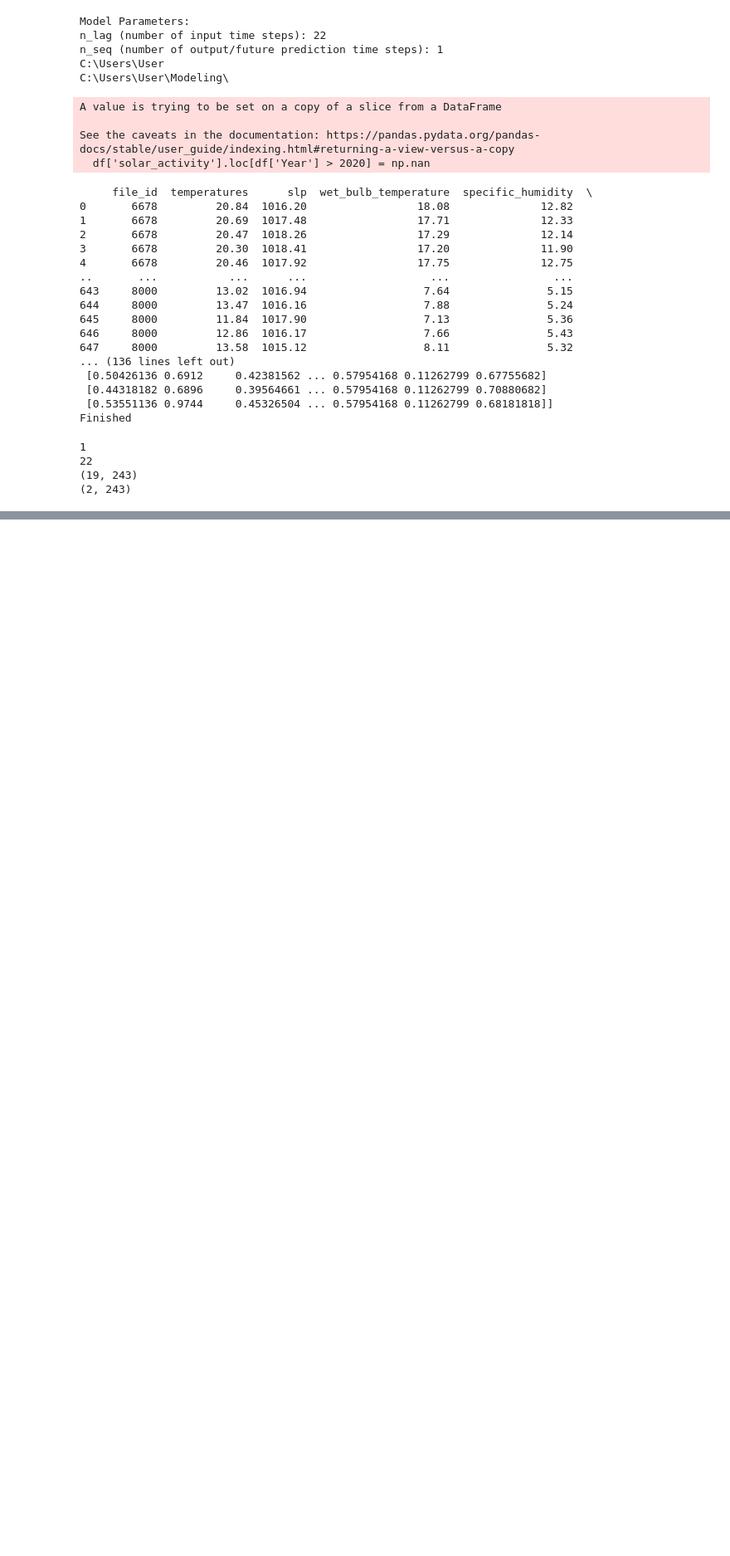
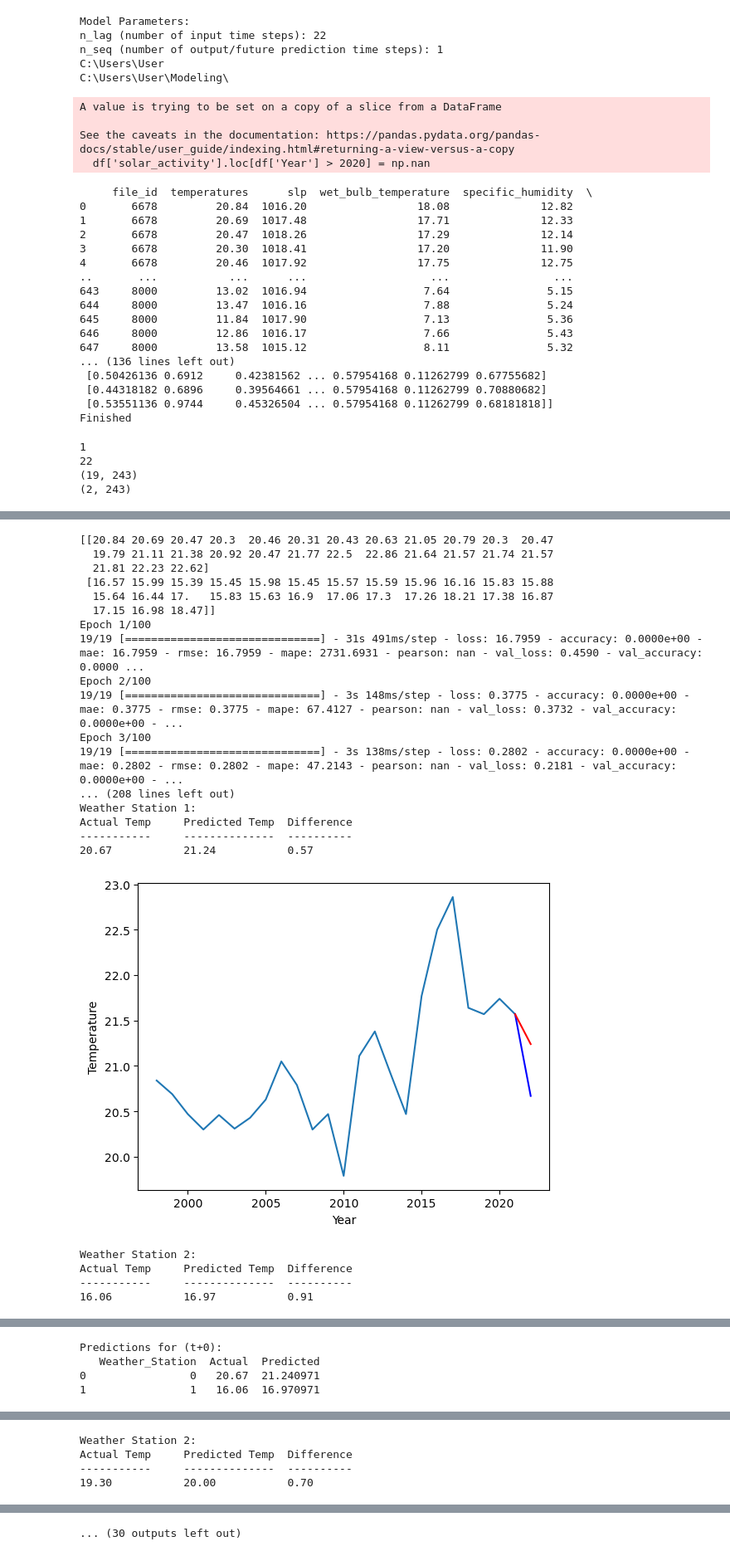
Before and after one commit to vicphysics/Temperature_and_Specific_Humidity_Prediction, a Jupyter notebook: Final_Yearly_Dataset_CNN_LSTM_Model_CV_S1_No_GHI.ipynb, the cells around one changed output, grey strips where cells are left out. Shown at 83% size. Saved outputs shown, nothing was run; the diff lists cells and outputs as text; code cells hidden in the pictures; blank space fills up the shorter version.

```diff
--- a/Final_Yearly_Dataset_CNN_LSTM_Model_CV_S1_No_GHI.ipynb
+++ b/Final_Yearly_Dataset_CNN_LSTM_Model_CV_S1_No_GHI.ipynb
@@ -887,12 +926,12 @@ def create_best_model(X, y, n_lag, n_seq, n_batch, nb_epoch):
     #nb_epoch (int): Maximum number of epochs
 
     # Hyperparameters from the best model
-    filters = 512
-    lr = 0.003916316513762676
-    optimizer = SGD(learning_rate = lr)
-    activation_function = 'tanh'
+    filters = 256
+    lr = 0.013560643010393014
+    optimizer = RMSprop(learning_rate = lr)
+    activation_function = 'relu'
     lstm_units = 1024
-    dropout_rate = 0.2468857003842267
+    dropout_rate = 0.2254480234008693
 
     # design network
     model = Sequential()
@@ -1210,30 +1249,53 @@ for i in range(5):
     plt.xlabel('Epoch')
     plt.legend(loc='upper right')
     plt.show()
 
 print(rmse1_avg_list)
 print(rmse2_avg_list)
 print(mae_avg_list)
 print(skmape_avg_list)
 print(r2_score_avg_list)
 print(mape_avg_list)
 print(pearson_avg_list)
 print(np.array(actual_results).flatten())
 print(np.array(forecast_results).flatten())
 a2 = np.array(actual_results).flatten()
 f2 = np.array(forecast_results).flatten()
 p1 = np.array(pearson(tf.convert_to_tensor(a2), tf.convert_to_tensor(f2)))
 print("Accuracy Results:")
 print("RMSE for each fold:")
 print(rmse1_avg_list)
 print("Average SKRMSE:"+str(np.mean(rmse1_avg_list)))
 print("Average KRMSE:"+str(np.mean(rmse2_avg_list)))
 print("Average MAE:"+str(np.mean(mae_avg_list)))
 print("Average SKMAPE:"+str(np.mean(skmape_avg_list)))
 print("Average MAPE:"+str(np.mean(mape_avg_list)))
 print("Average PEARSON:"+str(p1))
 print("Average R2 Score:"+str(np.mean(r2_score_avg_list)))
 
 # Plot model architecture
 filename = "cnnlstm_model_optimized_CV_S1_No_GHI.png"
 plot_model(best_model, to_file=filename, show_shapes=True, show_layer_names=True)
+# %% [output]
+[[20.84 20.69 20.47 20.3  20.46 20.31 20.43 20.63 21.05 20.79 20.3  20.47
+  19.79 21.11 21.38 20.92 20.47 21.77 22.5  22.86 21.64 21.57 21.74 21.57
+  21.81 22.23 22.62]
+ [16.57 15.99 15.39 15.45 15.98 15.45 15.57 15.59 15.96 16.16 15.83 15.88
+  15.64 16.44 17.   15.83 15.63 16.9  17.06 17.3  17.26 18.21 17.38 16.87
+  17.15 16.98 18.47]]
+Epoch 1/100
+19/19 [==============================] - 31s 491ms/step - loss: 16.7959 - accuracy: 0.0000e+00 - mae: 16.7959 - rmse: 16.7959 - mape: 2731.6931 - pearson: nan - val_loss: 0.4590 - val_accuracy: 0.0000 ...
+Epoch 2/100
+19/19 [==============================] - 3s 148ms/step - loss: 0.3775 - accuracy: 0.0000e+00 - mae: 0.3775 - rmse: 0.3775 - mape: 67.4127 - pearson: nan - val_loss: 0.3732 - val_accuracy: 0.0000e+00 - ...
+Epoch 3/100
+19/19 [==============================] - 3s 138ms/step - loss: 0.2802 - accuracy: 0.0000e+00 - mae: 0.2802 - rmse: 0.2802 - mape: 47.2143 - pearson: nan - val_loss: 0.2181 - val_accuracy: 0.0000e+00 - ...
+... (208 lines left out)
+Weather Station 1:
+Actual Temp     Predicted Temp  Difference
+-----------     --------------  ----------
+20.67           21.24           0.57
+[figure, added]
+Weather Station 2:
+Actual Temp     Predicted Temp  Difference
+-----------     --------------  ----------
+16.06           16.97           0.91
@@ -1239,0 +1303,4 @@ plot_model(best_model, to_file=filename, show_shapes=True, show_layer_names=True
+Predictions for (t+0):
+   Weather_Station  Actual  Predicted
+0                0   20.67  21.240971
+1                1   16.06  16.970971
@@ -1239,0 +1344,4 @@ plot_model(best_model, to_file=filename, show_shapes=True, show_layer_names=True
+Weather Station 2:
+Actual Temp     Predicted Temp  Difference
+-----------     --------------  ----------
+19.30           20.00           0.70
@@ -1239,0 +1349 @@ plot_model(best_model, to_file=filename, show_shapes=True, show_layer_names=True
+... (30 outputs left out)
```
Also changed, not shown: parts of 7 cells of this notebook, 1 other file.
